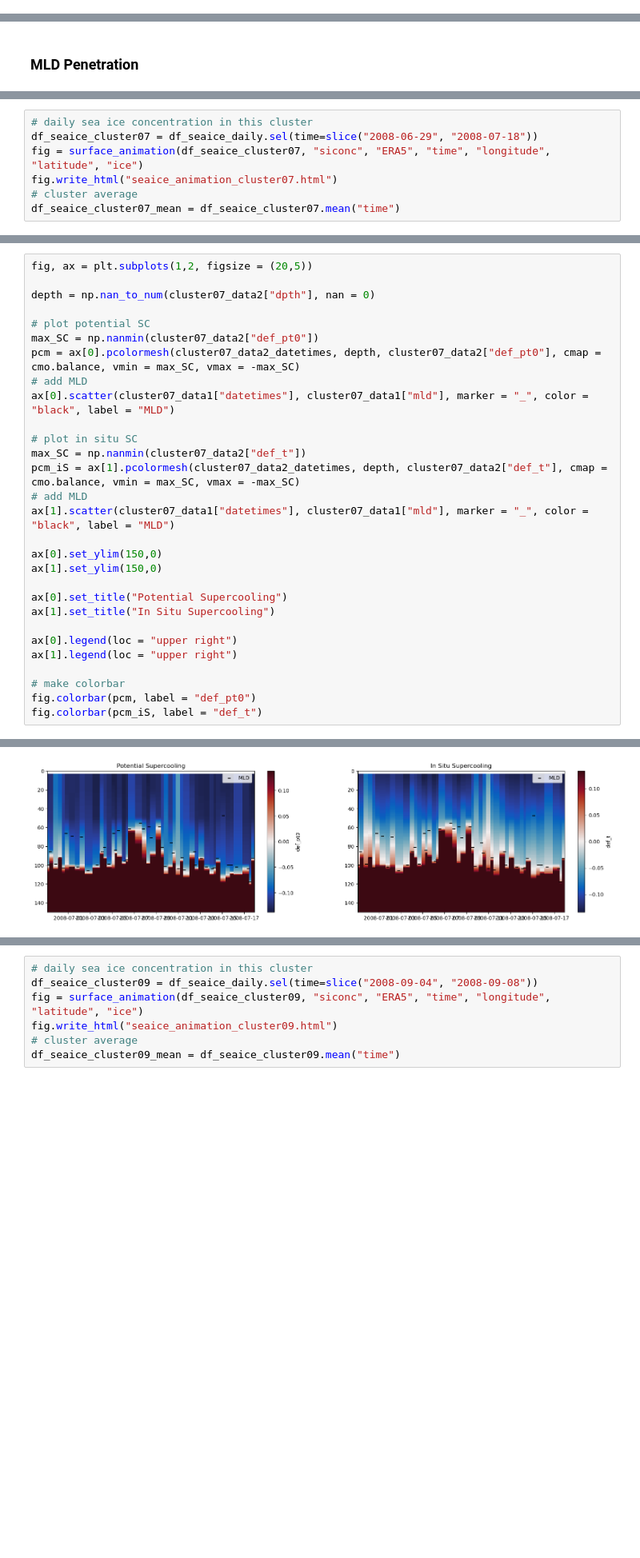
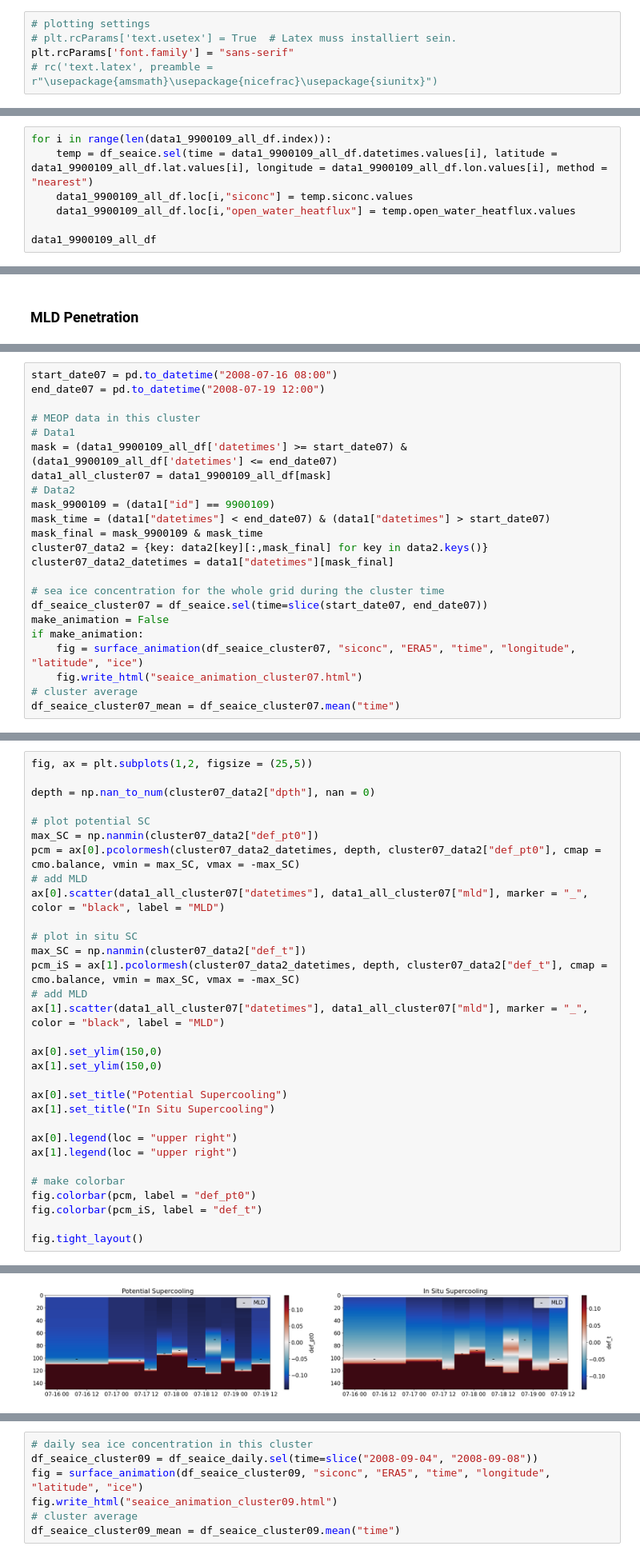
Before and after one commit to marlene-schramm/MSc_data_analysis, a Jupyter notebook: observations_reanalysis/supercooled_profiles_SEAL9900109.ipynb, the cells around one changed output, grey strips where cells are left out. Shown at 80% size. Drawn from its saved outputs; the diff is of its cells as text; blank space fills up the shorter version.

Commit message:
improve plots, add ice conc-SC statistics

```diff
--- a/observations_reanalysis/supercooled_profiles_SEAL9900109.ipynb
+++ b/observations_reanalysis/supercooled_profiles_SEAL9900109.ipynb
@@ -15,3 +17,8 @@ import cmocean.cm as cmo # ocean colormaps
 
 # my own plotting functions
 from obs_plotting_functions import *
+# %%
+# plotting settings
+# plt.rcParams['text.usetex'] = True  # Latex muss installiert sein.
+plt.rcParams['font.family'] = "sans-serif"
+# rc('text.latex', preamble = r"\usepackage{amsmath}\usepackage{nicefrac}\usepackage{siunitx}")
@@ -131,0 +150,7 @@ if make_anmiation:
+# %%
+for i in range(len(data1_9900109_all_df.index)):
+    temp = df_seaice.sel(time = data1_9900109_all_df.datetimes.values[i], latitude = data1_9900109_all_df.lat.values[i], longitude = data1_9900109_all_df.lon.values[i], method = "nearest")
+    data1_9900109_all_df.loc[i,"siconc"] = temp.siconc.values
+    data1_9900109_all_df.loc[i,"open_water_heatflux"] = temp.open_water_heatflux.values
+
+data1_9900109_all_df
@@ -260,8 +361,24 @@ plt.show()
 # %%
-# daily sea ice concentration in this cluster
-df_seaice_cluster07 = df_seaice_daily.sel(time=slice("2008-06-29", "2008-07-18"))
-fig = surface_animation(df_seaice_cluster07, "siconc", "ERA5", "time", "longitude", "latitude", "ice")
-fig.write_html("seaice_animation_cluster07.html")
+start_date07 = pd.to_datetime("2008-07-16 08:00")
+end_date07 = pd.to_datetime("2008-07-19 12:00")
+
+# MEOP data in this cluster
+# Data1
+mask = (data1_9900109_all_df['datetimes'] >= start_date07) & (data1_9900109_all_df['datetimes'] <= end_date07)
+data1_all_cluster07 = data1_9900109_all_df[mask]
+# Data2
+mask_9900109 = (data1["id"] == 9900109)
+mask_time = (data1["datetimes"] < end_date07) & (data1["datetimes"] > start_date07)
+mask_final = mask_9900109 & mask_time
+cluster07_data2 = {key: data2[key][:,mask_final] for key in data2.keys()}
+cluster07_data2_datetimes = data1["datetimes"][mask_final]
+
+# sea ice concentration for the whole grid during the cluster time
+df_seaice_cluster07 = df_seaice.sel(time=slice(start_date07, end_date07))
+make_animation = False
+if make_animation:
+    fig = surface_animation(df_seaice_cluster07, "siconc", "ERA5", "time", "longitude", "latitude", "ice")
+    fig.write_html("seaice_animation_cluster07.html")
 # cluster average
 df_seaice_cluster07_mean = df_seaice_cluster07.mean("time")
 # %%
@@ -332,5 +442,5 @@ fig.colorbar(pcm, label = "dpth")
 # %%
-fig, ax = plt.subplots(1,2, figsize = (20,5))
+fig, ax = plt.subplots(1,2, figsize = (25,5))
 
 depth = np.nan_to_num(cluster07_data2["dpth"], nan = 0)
 
@@ -338,13 +448,13 @@ depth = np.nan_to_num(cluster07_data2["dpth"], nan = 0)
 max_SC = np.nanmin(cluster07_data2["def_pt0"])
 pcm = ax[0].pcolormesh(cluster07_data2_datetimes, depth, cluster07_data2["def_pt0"], cmap = cmo.balance, vmin = max_SC, vmax = -max_SC)
 # add MLD
-ax[0].scatter(cluster07_data1["datetimes"], cluster07_data1["mld"], marker = "_", color = "black", label = "MLD")
+ax[0].scatter(data1_all_cluster07["datetimes"], data1_all_cluster07["mld"], marker = "_", color = "black", label = "MLD")
 
 # plot in situ SC
 max_SC = np.nanmin(cluster07_data2["def_t"])
 pcm_iS = ax[1].pcolormesh(cluster07_data2_datetimes, depth, cluster07_data2["def_t"], cmap = cmo.balance, vmin = max_SC, vmax = -max_SC)
 # add MLD
-ax[1].scatter(cluster07_data1["datetimes"], cluster07_data1["mld"], marker = "_", color = "black", label = "MLD")
+ax[1].scatter(data1_all_cluster07["datetimes"], data1_all_cluster07["mld"], marker = "_", color = "black", label = "MLD")
 
 ax[0].set_ylim(150,0)
 ax[1].set_ylim(150,0)
@@ -358,6 +468,8 @@ ax[1].legend(loc = "upper right")
 # make colorbar
 fig.colorbar(pcm, label = "def_pt0")
 fig.colorbar(pcm_iS, label = "def_t")
+
+fig.tight_layout()
 # %% [output]
 The input coordinates to pcolormesh are interpreted as cell centers, but are not monotonically increasing or decreasing. This may lead to incorrectly calculated cell edges, in which case, please suppl ...
 
@@ -367 +478 @@ The input coordinates to pcolormesh are interpreted as cell centers, but are not
-[figure, old version]
+[figure, new version]
```
Also changed, not shown: parts of 47 cells of this notebook.
